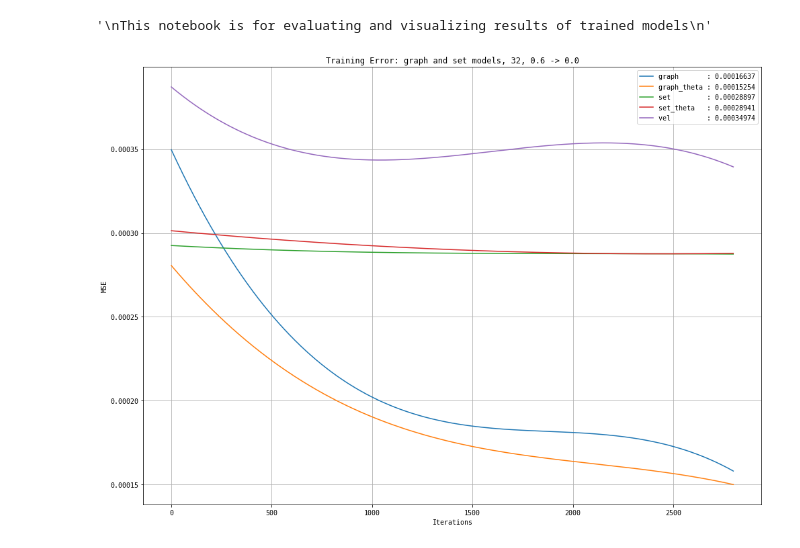
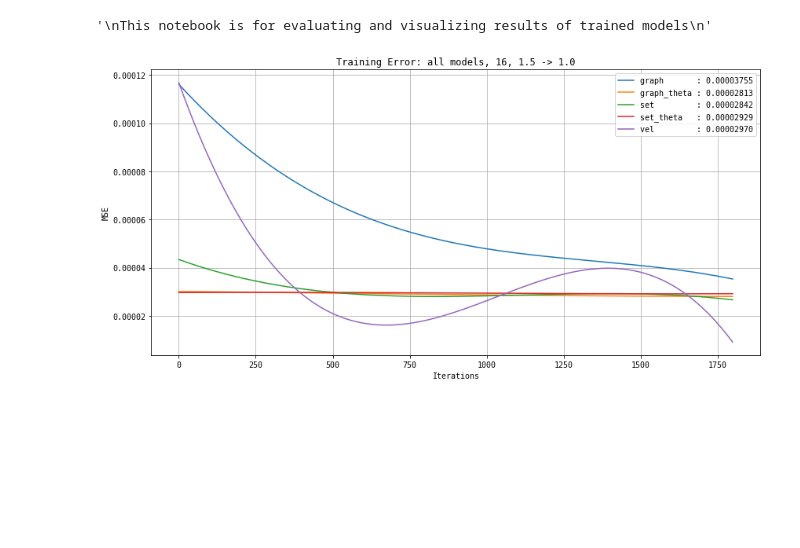
Before and after one commit to evdcush/N-Body_PointCloudEvolution, a Jupyter notebook: Samples/review.ipynb, the cells around one changed output. Cells and saved outputs as stored; diff of their text form; code cells hidden in the pictures; blank space fills up the shorter version.

```diff
--- a/Samples/review.ipynb
+++ b/Samples/review.ipynb
@@ -22,9 +22,9 @@ This notebook is for evaluating and visualizing results of trained models
 '''
 Model labels
 '''
-PLOT_SAVE_DIR = './LossPlots/'
+PLOT_SAVE_DIR = './Visualizations/'
 if not os.path.exists(PLOT_SAVE_DIR): os.makedirs(PLOT_SAVE_DIR)
-model_loss_dir = './Model/Loss/'
+model_loss_dir = './Data/Loss/'
 RNG_SEEDS = [98765, 12345, 77743196]
 trained_redshifts = ['0600', '1008']
 trained_size = ['32']
@@ -50,11 +50,21 @@ losses_va_32_0600 = load_loss('32', '0600', val=True)
 
 losses_tr_32_1008 = load_loss('32', '1008', val=False)
 losses_va_32_1008 = load_loss('32', '1008', val=True)
+
+losses_tr_16_1510 = load_loss('16', '1510', val=False)
+losses_va_16_1510 = load_loss('16', '1510', val=True)
 # %%
 '''
 Plot utils
 '''
-def plot_loss(lh, subject, ptitle, sname, start_idx=0, smooth=False, val=False):
+def format_rsfloats(zx, zy):
+    x = str(zx)
+    x = x[0] + x[-1]
+    y = str(zy)
+    y = y[0] + y[-1]
+    return x, y
+
+def plot_loss(lh, subject, dparams, start_idx=0, smooth=False, val=False):
     assert subject in ['gra', 'set', 'all'] # 'gra': plot graph only, 'set': set only
     loss_subset = [] # list for subset of lh keys to plot
     if subject == 'all':
@@ -64,12 +74,15 @@ def plot_loss(lh, subject, ptitle, sname, start_idx=0, smooth=False, val=False):
             trunc_label = label[:len(subject)]
             if trunc_label == subject or label == 'vel':
                 loss_subset.append(label)
+    if subject == 'gra': subject = 'graph'
     plt.close('all')
-    plt.figure(figsize=(14,10))
+    plt.figure(figsize=(12,6))
     plt.grid(True)
     xlab = 'Batches' if val else 'Iterations'
     plt.xlabel(xlab)
     plt.ylabel('MSE')
+    ptype = 'Validation' if val else 'Training'
+    ptitle = '{} Error: {} models, {}, {} -> {}'.format(ptype, subject, dparams[0], dparams[1], dparams[2])
     plt.title(ptitle)
     for label in loss_subset:
         cur_loss = lh[label][start_idx:]
@@ -83,18 +96,26 @@ def plot_loss(lh, subject, ptitle, sname, start_idx=0, smooth=False, val=False):
             plt.plot(cur_loss, label=plabel)
     plt.legend()
     plt.tight_layout()
-    plt.savefig(sname, bbox_inches='tight')
+    zx, zy = format_rsfloats(dparams[1], dparams[2])
+    fsname = '{}{}_{}_{}{}_{}'.format(PLOT_SAVE_DIR, subject, dparams[0], zx, zy, ptype)
+    plt.savefig(fsname, bbox_inches='tight')
 # %%
-#def plot_loss(lh, subject, ptitle, fsave_name, start_idx=0, smooth=False, val=False)
+#def plot_loss(lh, subject, dparams, start_idx=0, smooth=False, val=False):
 matplotlib.rc('font', family='monospace')
 
-sname = PLOT_SAVE_DIR + 'graph_32_0600_train'
-plot_loss(losses_tr_32_0600, 'gra', 'Training Error: graph model, 32, 0.6 -> 0.0', sname, start_idx=200, smooth=True)
+# 0.6 -> 0.0
+plot_loss(losses_tr_32_0600, 'gra', (32, 0.6, 0.0), start_idx=200, smooth=True)
+plot_loss(losses_tr_32_0600, 'set', (32, 0.6, 0.0), start_idx=200, smooth=True)
+plot_loss(losses_tr_32_0600, 'all', (32, 0.6, 0.0), start_idx=200, smooth=True)
 
-sname = PLOT_SAVE_DIR + 'set_32_0600_train'
-plot_loss(losses_tr_32_0600, 'set', 'Training Error: set model, 32, 0.6 -> 0.0', sname, start_idx=200, smooth=True)
+# 1.0 -> 0.8
+plot_loss(losses_tr_32_1008, 'gra', (32, 1.0, 0.8), start_idx=200, smooth=True)
+plot_loss(losses_tr_32_1008, 'set', (32, 1.0, 0.8), start_idx=200, smooth=True)
+plot_loss(losses_tr_32_1008, 'all', (32, 1.0, 0.8), start_idx=200, smooth=True)
 
-sname = PLOT_SAVE_DIR + 'all_32_0600_train'
-plot_loss(losses_tr_32_0600, 'all', 'Training Error: graph and set models, 32, 0.6 -> 0.0', sname, start_idx=200, smooth=True)
+# 1.5 -> 1.0
+plot_loss(losses_tr_16_1510, 'gra', (16, 1.5, 1.0), start_idx=200, smooth=True)
+plot_loss(losses_tr_16_1510, 'set', (16, 1.5, 1.0), start_idx=200, smooth=True)
+plot_loss(losses_tr_16_1510, 'all', (16, 1.5, 1.0), start_idx=200, smooth=True)
 # %% [output]
-[figure, old version]
+[figure, new version]
```
Also changed, not shown: parts of 10 cells of this notebook.
